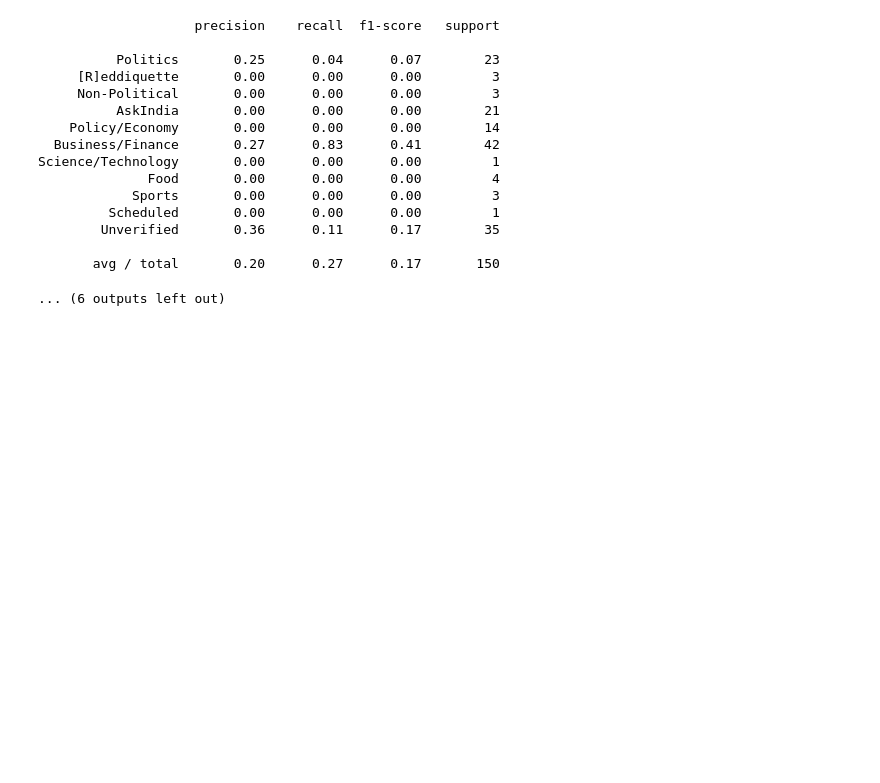
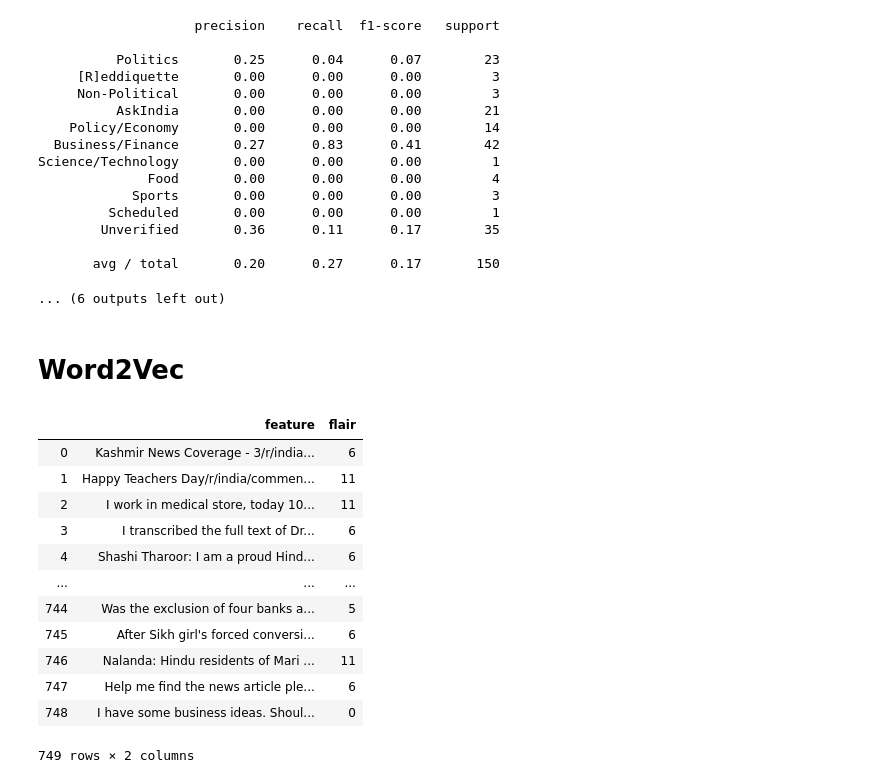
Before and after one commit to arush15june/rIndiaFlairLearning, a Jupyter notebook: src/backend/model/Data Playground.ipynb, the cells around one changed output. Drawn from its saved outputs; the diff is of its cells as text; code cells hidden in the pictures; blank space fills up the shorter version.

```diff
--- a/src/backend/model/Data Playground.ipynb
+++ b/src/backend/model/Data Playground.ipynb
@@ -383,3 +381,21 @@ Science/Technology       0.00      0.00      0.00         1
 
        avg / total       0.20      0.27      0.17       150
 ... (6 outputs left out)
+# %% [markdown]
+# Word2Vec
+# %%
+feature_df
+# %% [output]
+|  | feature | flair |
+| 0 | Kashmir News Coverage - 3/r/india... | 6 |
+| 1 | Happy Teachers Day/r/india/commen... | 11 |
+| 2 | I work in medical store, today 10... | 11 |
+| 3 | I transcribed the full text of Dr... | 6 |
+| 4 | Shashi Tharoor: I am a proud Hind... | 6 |
+| ... | ... | ... |
+| 744 | Was the exclusion of four banks a... | 5 |
+| 745 | After Sikh girl's forced conversi... | 6 |
+| 746 | Nalanda: Hindu residents of Mari ... | 11 |
+| 747 | Help me find the news article ple... | 6 |
+| 748 | I have some business ideas. Shoul... | 0 |
+749 rows × 2 columns
```
Also changed, not shown: parts of 20 cells of this notebook, 1 other file.
